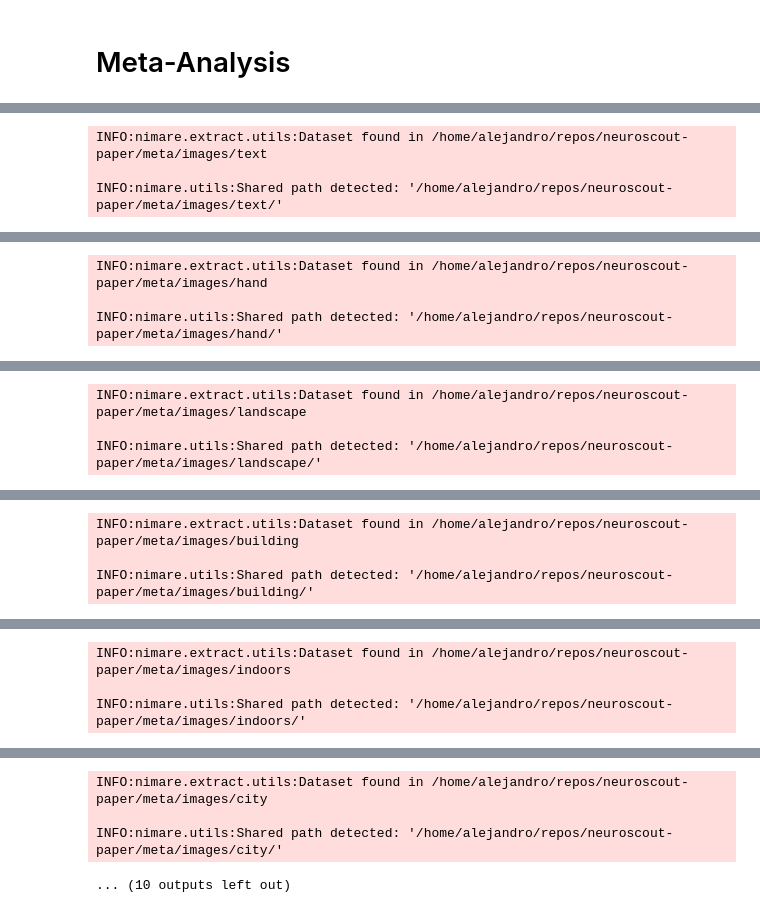
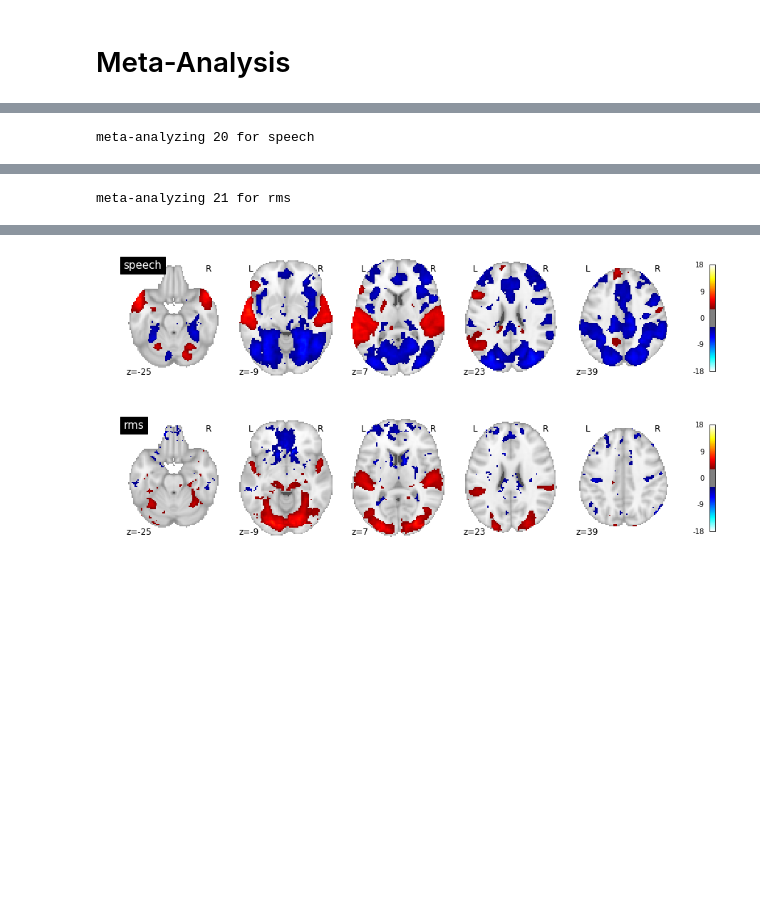
Before and after one commit to rbroc/neuroscout-paper, a Jupyter notebook: meta/01 - basic features.ipynb, the cells around one changed output, grey strips where cells are left out. Cells and saved outputs as stored; diff of their text form; code cells hidden in the pictures; blank space fills up the shorter version.

```diff
--- a/meta/01 - basic features.ipynb
+++ b/meta/01 - basic features.ipynb
@@ -69,0 +40,8 @@ meta-analyzing 9 studies for effect: shot_change
+# %%
+clarifai = ['text',  'hand', 'landscape', 'building', 'indoors', 'city', 'animal', 'water', 'tool', 'people']
+for label in clarifai:
+    analyze_dataset(
+        single_predictors[label],
+        collection_kwargs={'estimator': 'afni'},
+        plot_kwargs=dict(vmax=18, cut_coords=range(-25, 55, 16), threshold=3.29)
+    )
@@ -70,8 +80,9 @@ meta-analyzing 9 studies for effect: shot_change
 # %%
-clarifai_imgs = process_set('sp', json_data={k:v for k,v in json_data.items() if k in clarifai},
-                          download=True, overwrite=True,
-                          collection_kwargs={'estimator': 'afni'},
-                          exclude=['movieDM'],
-                          plot_kwargs=dict(vmax=18, cut_coords=range(-25, 55, 16), threshold=3.29)
-                         )
+auditory = ['speech', 'rms']
+for label in auditory:
+    analyze_dataset(
+        single_predictors[label],
+        collection_kwargs={'estimator': 'afni'},
+        plot_kwargs=dict(vmax=18, cut_coords=range(-25, 55, 16), threshold=3.29)
+    )
 # %% [output]
@@ -79,3 +91 @@ Downloading maps for effect 'text'...
-INFO:nimare.extract.utils:Dataset found in /home/alejandro/repos/neuroscout-paper/meta/images/text
-
-INFO:nimare.utils:Shared path detected: '/home/alejandro/repos/neuroscout-paper/meta/images/text/'
+meta-analyzing 20 for speech
@@ -83,3 +96 @@ Downloading maps for effect 'hand'...
-INFO:nimare.extract.utils:Dataset found in /home/alejandro/repos/neuroscout-paper/meta/images/hand
-
-INFO:nimare.utils:Shared path detected: '/home/alejandro/repos/neuroscout-paper/meta/images/hand/'
+meta-analyzing 21 for rms
@@ -87,3 +96,0 @@ Downloading maps for effect 'landscape'...
-INFO:nimare.extract.utils:Dataset found in /home/alejandro/repos/neuroscout-paper/meta/images/landscape
-
-INFO:nimare.utils:Shared path detected: '/home/alejandro/repos/neuroscout-paper/meta/images/landscape/'
@@ -91,3 +96,0 @@ Downloading maps for effect 'building'...
-INFO:nimare.extract.utils:Dataset found in /home/alejandro/repos/neuroscout-paper/meta/images/building
-
-INFO:nimare.utils:Shared path detected: '/home/alejandro/repos/neuroscout-paper/meta/images/building/'
@@ -95,3 +96,0 @@ Downloading maps for effect 'indoors'...
-INFO:nimare.extract.utils:Dataset found in /home/alejandro/repos/neuroscout-paper/meta/images/indoors
-
-INFO:nimare.utils:Shared path detected: '/home/alejandro/repos/neuroscout-paper/meta/images/indoors/'
@@ -99,4 +97,2 @@ Downloading maps for effect 'city'...
-INFO:nimare.extract.utils:Dataset found in /home/alejandro/repos/neuroscout-paper/meta/images/city
-
-INFO:nimare.utils:Shared path detected: '/home/alejandro/repos/neuroscout-paper/meta/images/city/'
-... (10 outputs left out)
+[figure, added]
+[figure, added]
```
Also changed, not shown: parts of 18 cells of this notebook, 1 other file.
